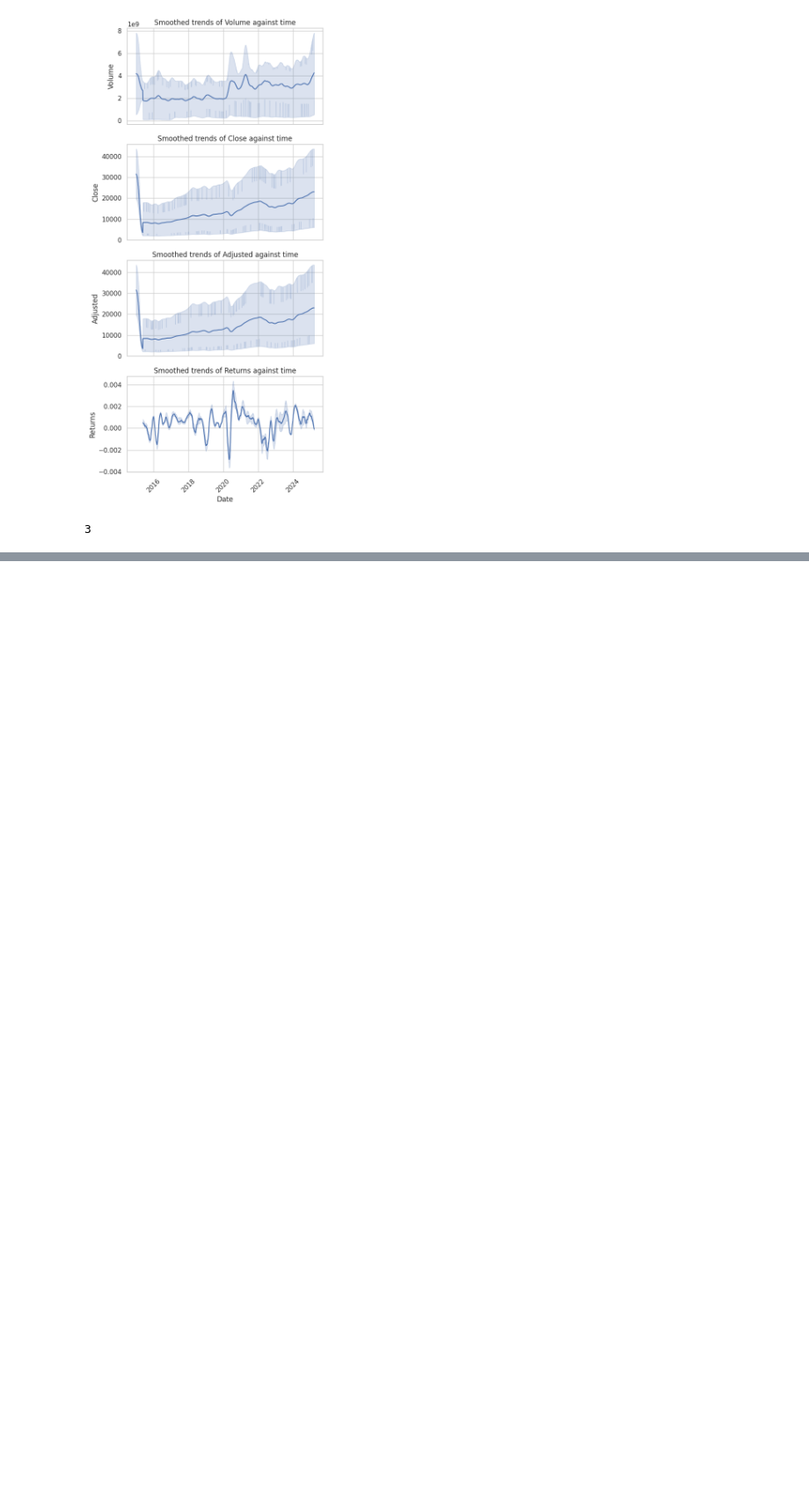
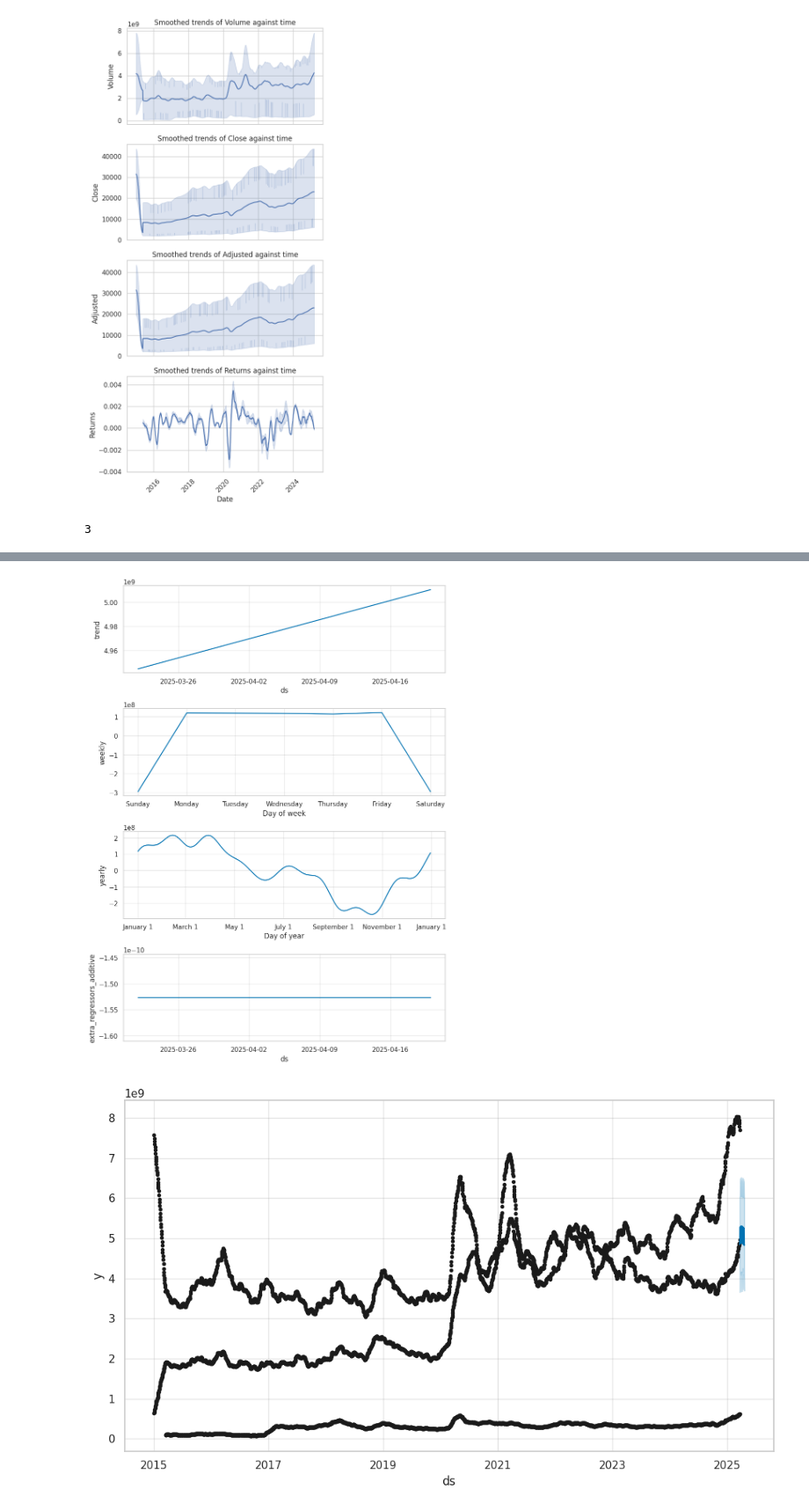
Before and after one commit to Dan-njuguna/stock_price_predictions, a Jupyter notebook: notebooks/preprocessing.ipynb, the cells around one changed output, grey strips where cells are left out. Shown at 88% size. Cells and saved outputs as stored; diff of their text form; code cells hidden in the pictures; blank space fills up the shorter version.

```diff
--- a/notebooks/preprocessing.ipynb
+++ b/notebooks/preprocessing.ipynb
@@ -244,0 +310,5 @@ df["Ticker"].nunique()
+# %%
+# TODO: Fill missing values using the forward strategy
+df = df.ffill()
+print(df.isna().sum())
+df.describe()
@@ -244,0 +336,3 @@ df["Ticker"].nunique()
+# %%
+df.dropna(inplace=True)
+print(df.isna().sum())
@@ -244,0 +355,11 @@ df["Ticker"].nunique()
+# %%
+features = ['Open', 'High', 'Low', 'Close', 'Adjusted', 'Returns']
+model = Prophet()
+train =df.copy()
+
+train = train.rename(columns={'Date': 'ds', 'Volume': 'y'})
+
+for feature in features:
+    model.add_regressor(feature)
+
+model.fit(train)
@@ -244,0 +370,11 @@ df["Ticker"].nunique()
+# %%
+# Predict next 30 days – include your own forecast or assumption of feature values
+future_dates = pd.date_range(start=train['ds'].max() + pd.Timedelta(days=1), periods=30)
+future = pd.DataFrame({'ds': future_dates})
+
+# Add feature columns with default or assumed values
+for feature in features:
+	future[feature] = df[feature].mean()  # Replace with your own assumptions if needed
+
+forecast = model.predict(future)
+print(forecast[['ds', 'yhat', 'yhat_lower', 'yhat_upper']])
@@ -244,0 +409,6 @@ df["Ticker"].nunique()
+# %%
+model.plot(forecast)
+model.plot_components(forecast)
+# %% [output]
+[figure, added]
+[figure, added]
```
Also changed, not shown: parts of 13 cells of this notebook.
